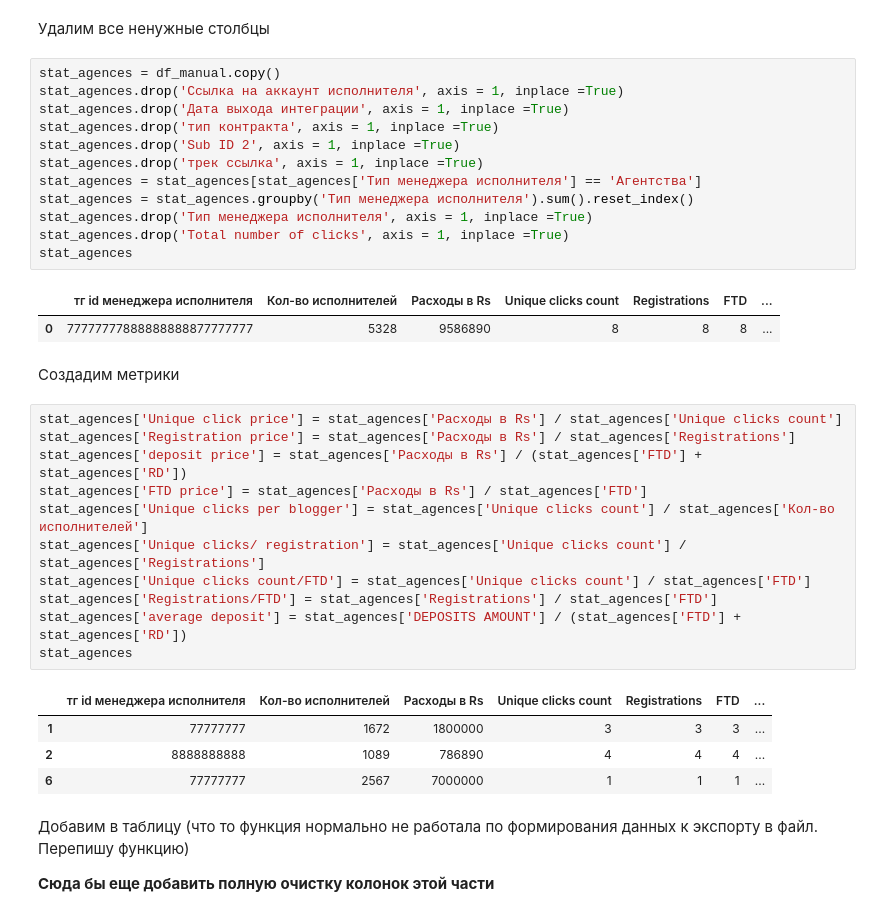
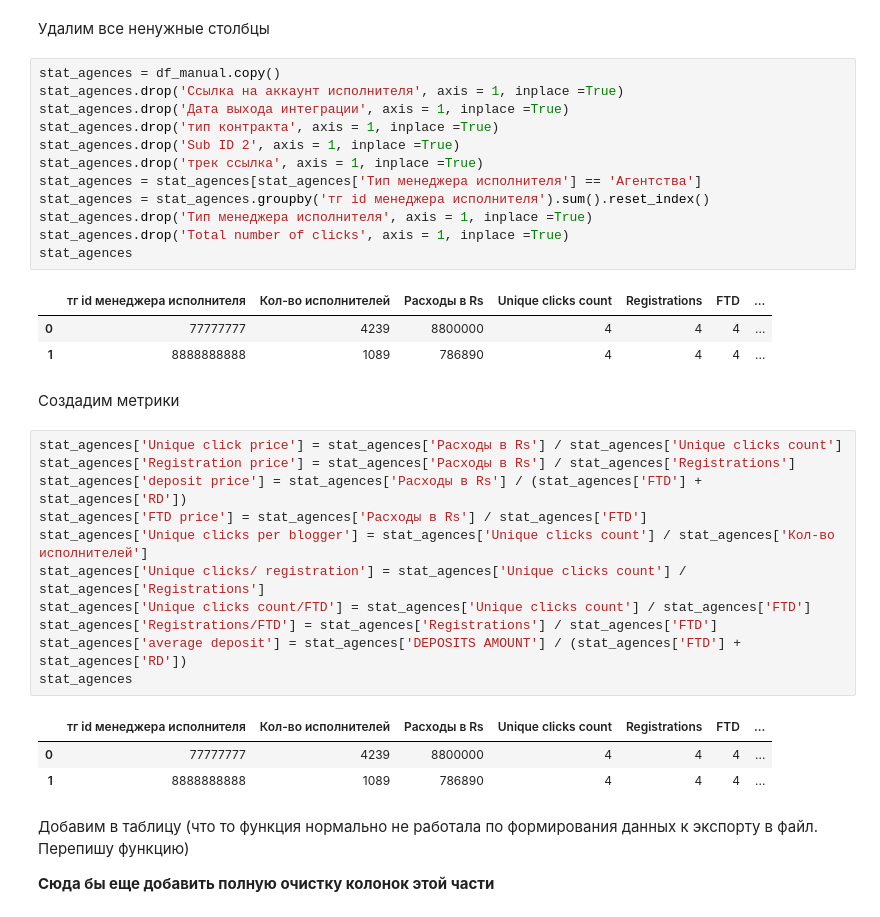
Before and after one commit to Velobos1337/integration-analytics, a Jupyter notebook: ИТОГ.ipynb, the cells around one changed output. Saved outputs shown, nothing was run; the diff lists cells and outputs as text.

```diff
--- a/ИТОГ.ipynb
+++ b/ИТОГ.ipynb
@@ -687,18 +765,19 @@ INFO:__main__:Получен результат: {'spreadsheetId': '1X-THzy2TpMs
 # %%
 stat_agences = df_manual.copy()
 stat_agences.drop('Ссылка на аккаунт исполнителя', axis = 1, inplace =True)
 stat_agences.drop('Дата выхода интеграции', axis = 1, inplace =True)
 stat_agences.drop('тип контракта', axis = 1, inplace =True)
 stat_agences.drop('Sub ID 2', axis = 1, inplace =True)
 stat_agences.drop('трек ссылка', axis = 1, inplace =True)
 stat_agences = stat_agences[stat_agences['Тип менеджера исполнителя'] == 'Агентства']
-stat_agences = stat_agences.groupby('Тип менеджера исполнителя').sum().reset_index()
+stat_agences = stat_agences.groupby('тг id менеджера исполнителя').sum().reset_index()
 stat_agences.drop('Тип менеджера исполнителя', axis = 1, inplace =True)
 stat_agences.drop('Total number of clicks', axis = 1, inplace =True)
 stat_agences
 # %% [output]
 |  | тг id менеджера исполнителя | Кол-во исполнителей | Расходы в Rs | Unique clicks count | Registrations | FTD | ... |
-| 0 | 77777777888888888877777777 | 5328 | 9586890 | 8 | 8 | 8 | ... |
+| 0 | 77777777 | 4239 | 8800000 | 4 | 4 | 4 | ... |
+| 1 | 8888888888 | 1089 | 786890 | 4 | 4 | 4 | ... |
 # %% [markdown]
 Создадим метрики
 # %%
@@ -714,9 +793,8 @@ stat_agences['average deposit'] = stat_agences['DEPOSITS AMOUNT'] / (stat_agence
 stat_agences
 # %% [output]
 |  | тг id менеджера исполнителя | Кол-во исполнителей | Расходы в Rs | Unique clicks count | Registrations | FTD | ... |
-| 1 | 77777777 | 1672 | 1800000 | 3 | 3 | 3 | ... |
-| 2 | 8888888888 | 1089 | 786890 | 4 | 4 | 4 | ... |
-| 6 | 77777777 | 2567 | 7000000 | 1 | 1 | 1 | ... |
+| 0 | 77777777 | 4239 | 8800000 | 4 | 4 | 4 | ... |
+| 1 | 8888888888 | 1089 | 786890 | 4 | 4 | 4 | ... |
 # %% [markdown]
 Добавим в таблицу (что то функция нормально не работала по формирования данных к экспорту в файл. Перепишу функцию)
 
```
Also changed, not shown: parts of 16 cells of this notebook.
